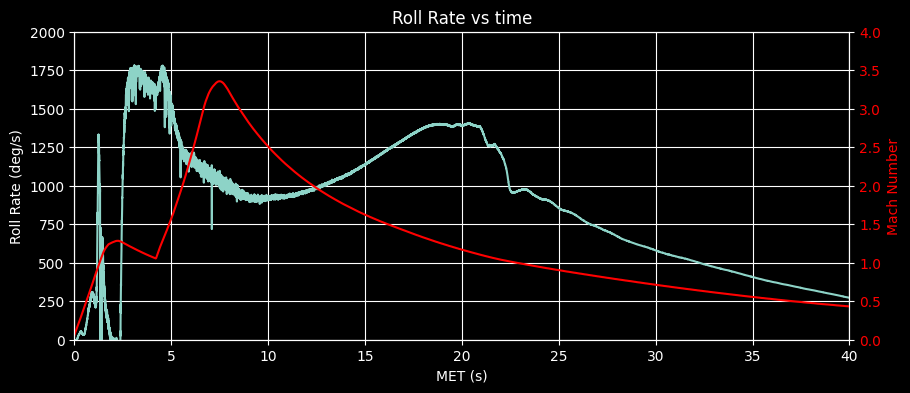
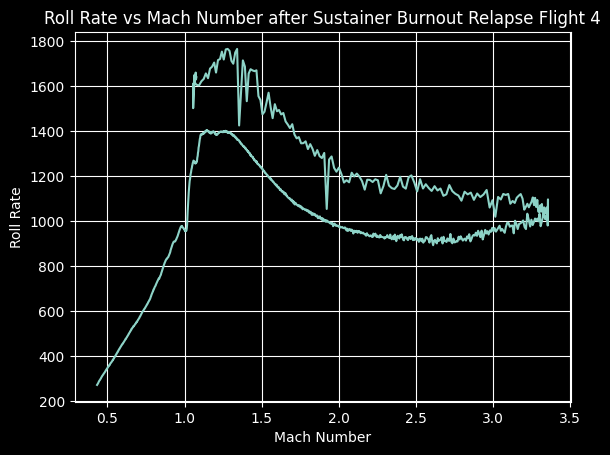
Unified diff of the notebook cell whose output changed from the first chart to the second:
--- before
+++ after
@@ -1,20 +1,53 @@
 #roll rate vs mach 
+
+def rollrate_on_mach_timescale(roll_time, roll_rate, mach_time, mach_number, sustainer_burnout_time):
+    """
+    Resample roll_rate onto the MachNumber time base after sustainer burnout.
+
+    Returns:
+        mach_after_burnout, rollrate_after_burnout, time_after_burnout
+    """
+    roll_time = np.asarray(roll_time)
+    roll_rate = np.asarray(roll_rate)
+    
+    mach_time = np.asarray(mach_time)
+    mach_number = np.asarray(mach_number)
+
+    # Keep only Mach samples after sustainer burnout
+    lowermask = mach_time >= sustainer_burnout_time
+    time_after_burnout = mach_time[lowermask]
+    mach_after_burnout = mach_number[lowermask]
+
+    uppermask = time_after_burnout <= 40
+    time_after_burnout = time_after_burnout[uppermask]
+    mach_after_burnout = mach_after_burnout[uppermask]
+
+    # Interpolate roll rate onto MachNumber timestamps
+    rollrate_after_burnout = np.interp(
+        time_after_burnout,
+        roll_time,
+        roll_rate
+    )
+
+    return mach_after_burnout, rollrate_after_burnout, time_after_burnout
+
 fig, ax = plt.subplots()
 
-ax.plot('Flight_Time_(s)','Gyro_Y',data=HRdata,label="RollRate")
+mach_burnout, roll_burnout, t_burnout = rollrate_on_mach_timescale(
+    HRdata['Flight_Time_(s)'],
+    HRdata['Gyro_Y'],
+    LRdata['Flight_Time_(s)'],
+    MachNumber,
+    4
+)
 
+plt.plot(mach_burnout, roll_burnout)
+plt.xlabel("Mach Number")
+plt.ylabel("Roll Rate")
+plt.title("Roll Rate vs Mach Number after Sustainer Burnout Relapse Flight 4")
+plt.grid(True)
+plt.show()
 
-ax.set(xlabel='MET (s)', ylabel='Roll Rate (deg/s)',
-       title='Roll Rate vs time')
-ax.set_xlim(0,40)
-ax.set_ylim(0,2000)
-ax.grid()
+fig.set_size_inches(14,4)
 
-ax2 = ax.twinx()
-ax2.set_ylabel("Mach Number",color="red")
-ax2.plot(MissionTimeLR,MachNumber,color = "red")
-ax2.tick_params(axis='y', labelcolor="red")
-ax2.set_ylim(0,4)
-
-
-fig.set_size_inches(10,4)
+print("Max Mach after burnout:", np.max(mach_burnout))

Commit: relapse anyalsis update